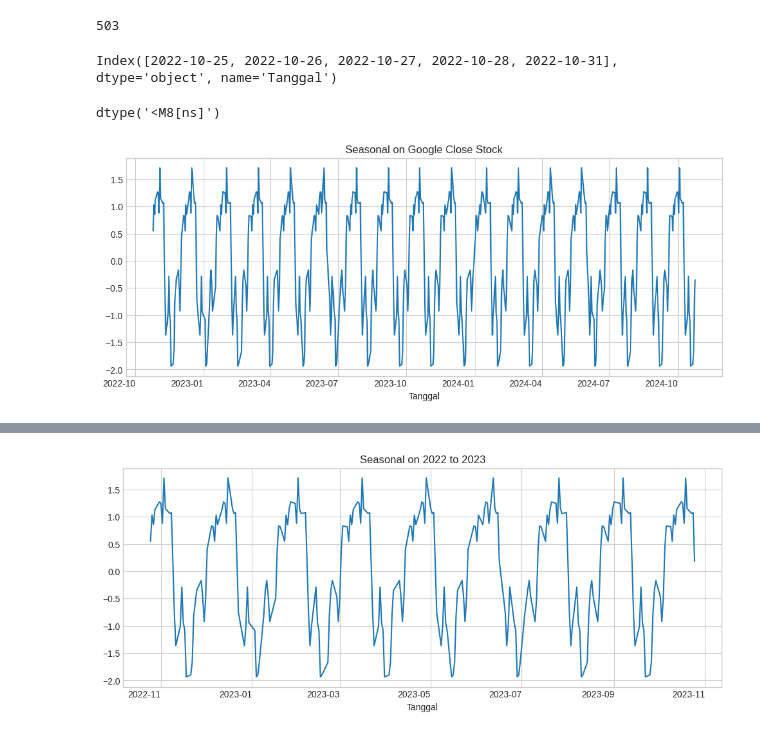
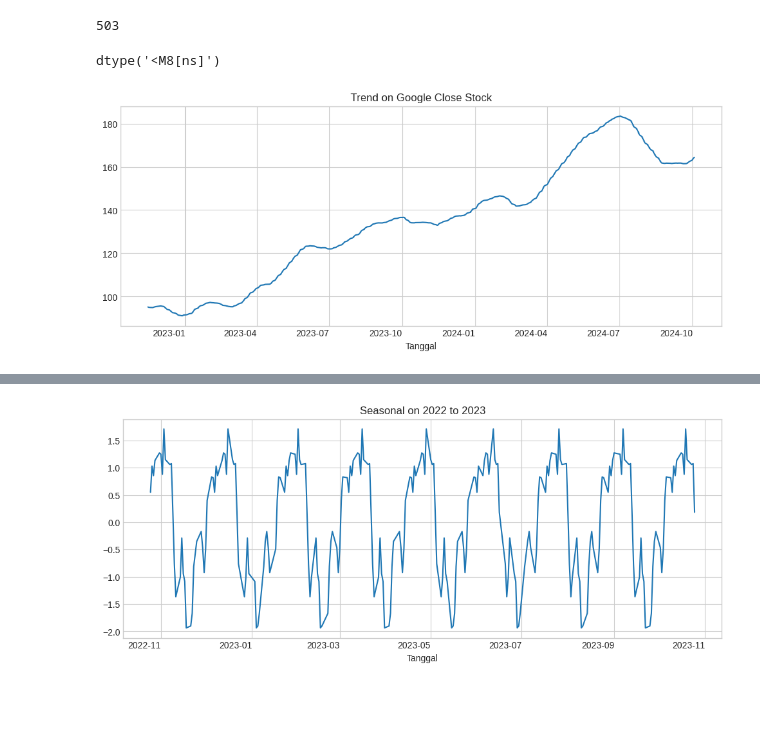
Before and after one commit to Chalira/Julia, a Jupyter notebook: Lab 01.ipynb, the cells around one changed output, grey strips where cells are left out. Saved outputs shown, nothing was run; the diff lists cells and outputs as text; code cells hidden in the pictures; blank space fills up the shorter version.

```diff
--- a/Lab 01.ipynb
+++ b/Lab 01.ipynb
@@ -71,10 +71,6 @@ total_google = len(google)
 total_google
 # %% [output]
 503
-# %%
-google.index[:5]
-# %% [output]
-Index([2022-10-25, 2022-10-26, 2022-10-27, 2022-10-28, 2022-10-31], dtype='object', name='Tanggal')
 # %%
 google.index = pandas.to_datetime(google.index)
 
@@ -84,12 +80,12 @@ dtype('<M8[ns]')
 # %%
 from statsmodels.tools.sm_exceptions import ValueWarning
 
 from statsmodels.tsa.seasonal import seasonal_decompose
 
 warnings.simplefilter('ignore', ValueWarning)
 
-seasonal_plot = seasonal_decompose(google, period=30)
+seasonality = seasonal_decompose(google, period=30)
 
-seasonal_plot.seasonal.plot(title="Seasonal on Google Close Stock", rot=0);
+seasonality.trend.plot(title="Trend on Google Close Stock", rot=0);
 # %% [output]
-[figure, old version]
+[figure, new version]
```
Also changed, not shown: parts of 18 cells of this notebook.
